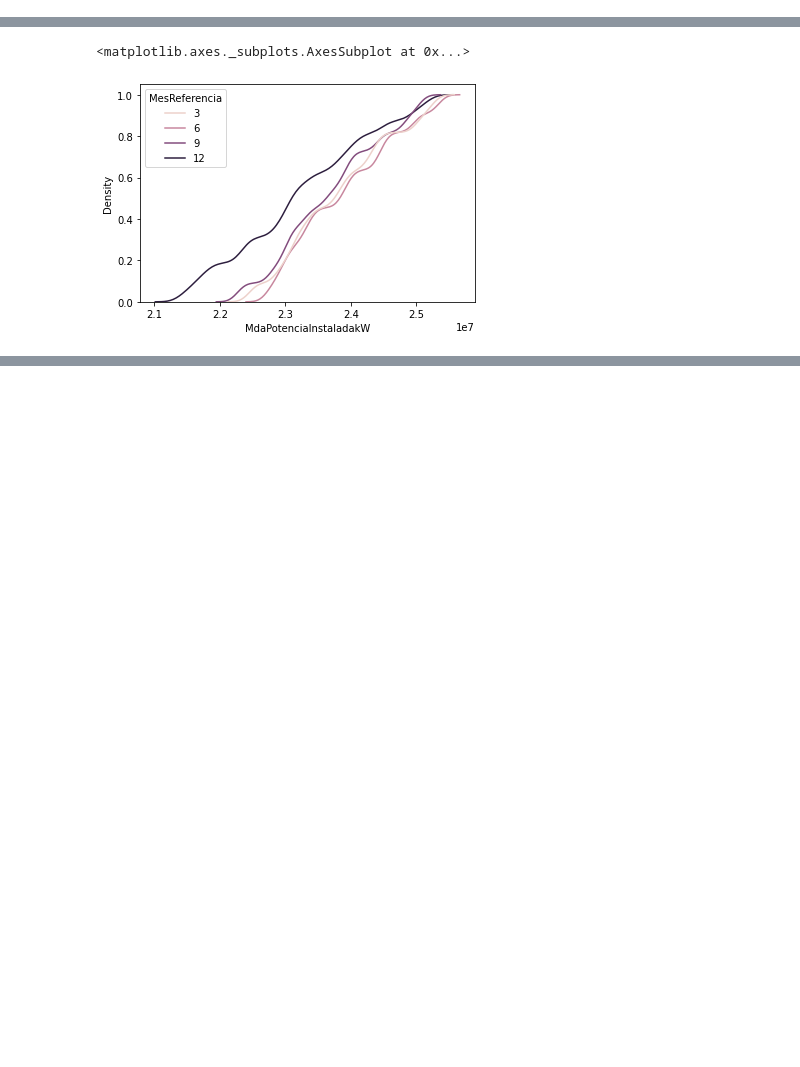
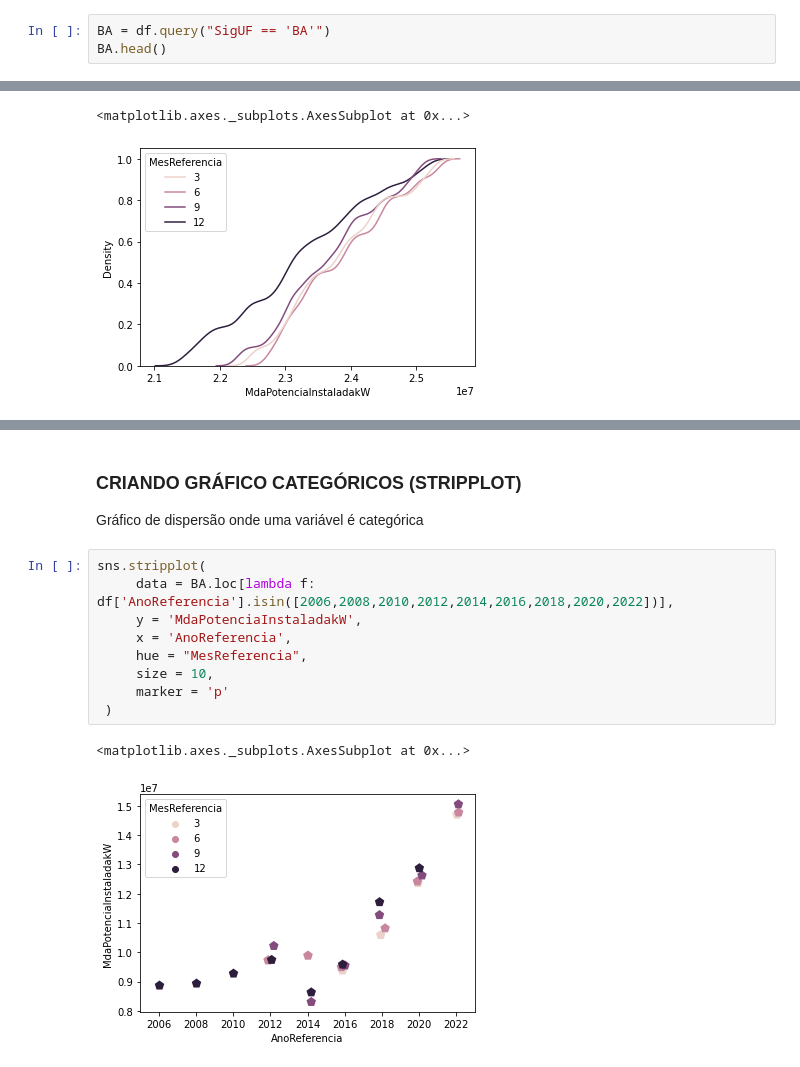
Before and after one commit to Daniellucasgonzaga/Trabalho_Final_BCC19, a Jupyter notebook: TrabalhoFinal.ipynb, the cells around one changed output, grey strips where cells are left out. Saved outputs shown, nothing was run; the diff lists cells and outputs as text; blank space fills up the shorter version.

```diff
--- a/TrabalhoFinal.ipynb
+++ b/TrabalhoFinal.ipynb
@@ -117,3 +117,6 @@ SP.head()
 | 79 | 01/12/2022 | 2008 | 12 | SÃO PAULO | SP | 21802871.7 |
 | 106 | 01/12/2022 | 2009 | 12 | SÃO PAULO | SP | 22350906.9 |
 | 133 | 01/12/2022 | 2010 | 12 | SÃO PAULO | SP | 22966983.9 |
+# %%
+BA = df.query("SigUF == 'BA'")
+BA.head()
@@ -257,0 +271,15 @@ sns.kdeplot(data = SP,
+# %% [markdown]
+### CRIANDO GRÁFICO CATEGÓRICOS (STRIPPLOT)
+Gráfico de dispersão onde uma variável é categórica
+# %%
+sns.stripplot(
+     data = BA.loc[lambda f: df['AnoReferencia'].isin([2006,2008,2010,2012,2014,2016,2018,2020,2022])],
+     y = 'MdaPotenciaInstaladakW',
+     x = 'AnoReferencia',
+     hue = "MesReferencia",
+     size = 10,
+     marker = 'p'
+ )
+# %% [output]
+<matplotlib.axes._subplots.AxesSubplot at 0x...>
+[figure, added]
```
Also changed, not shown: parts of 17 cells of this notebook.
